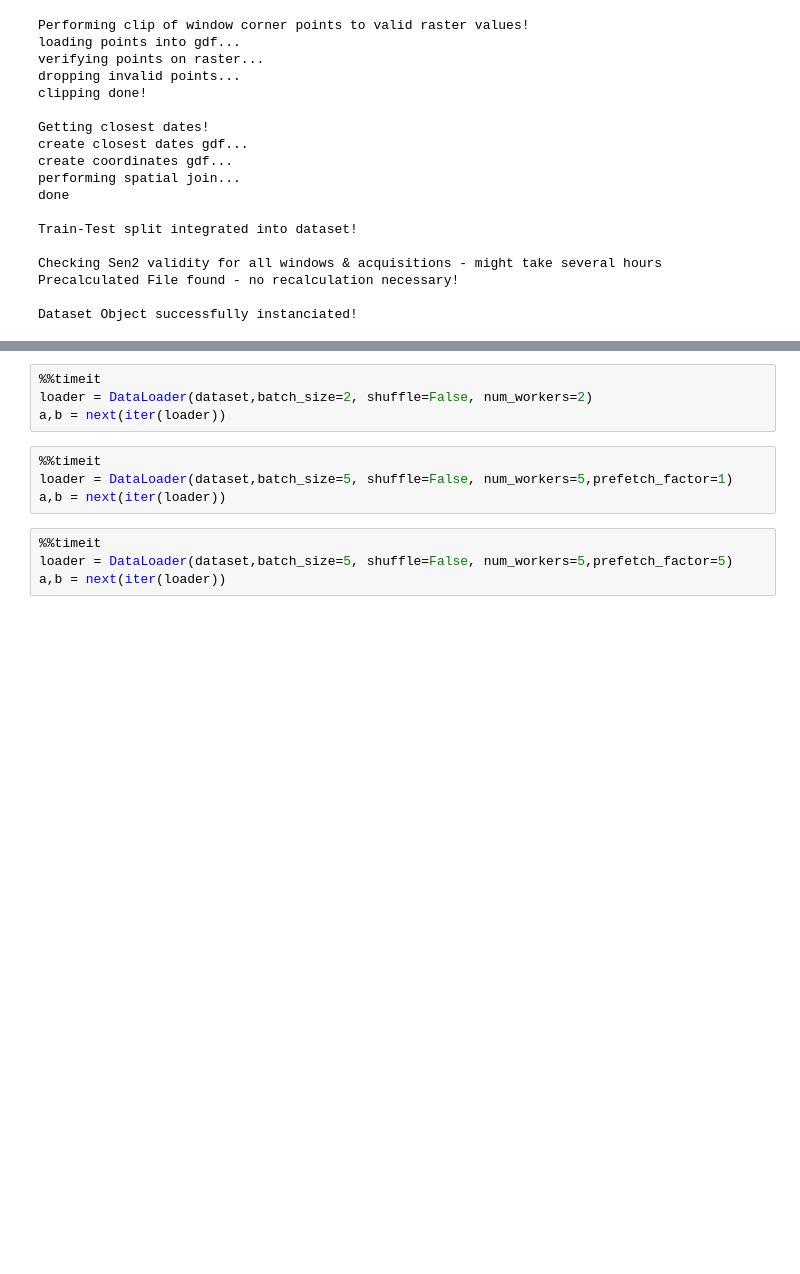
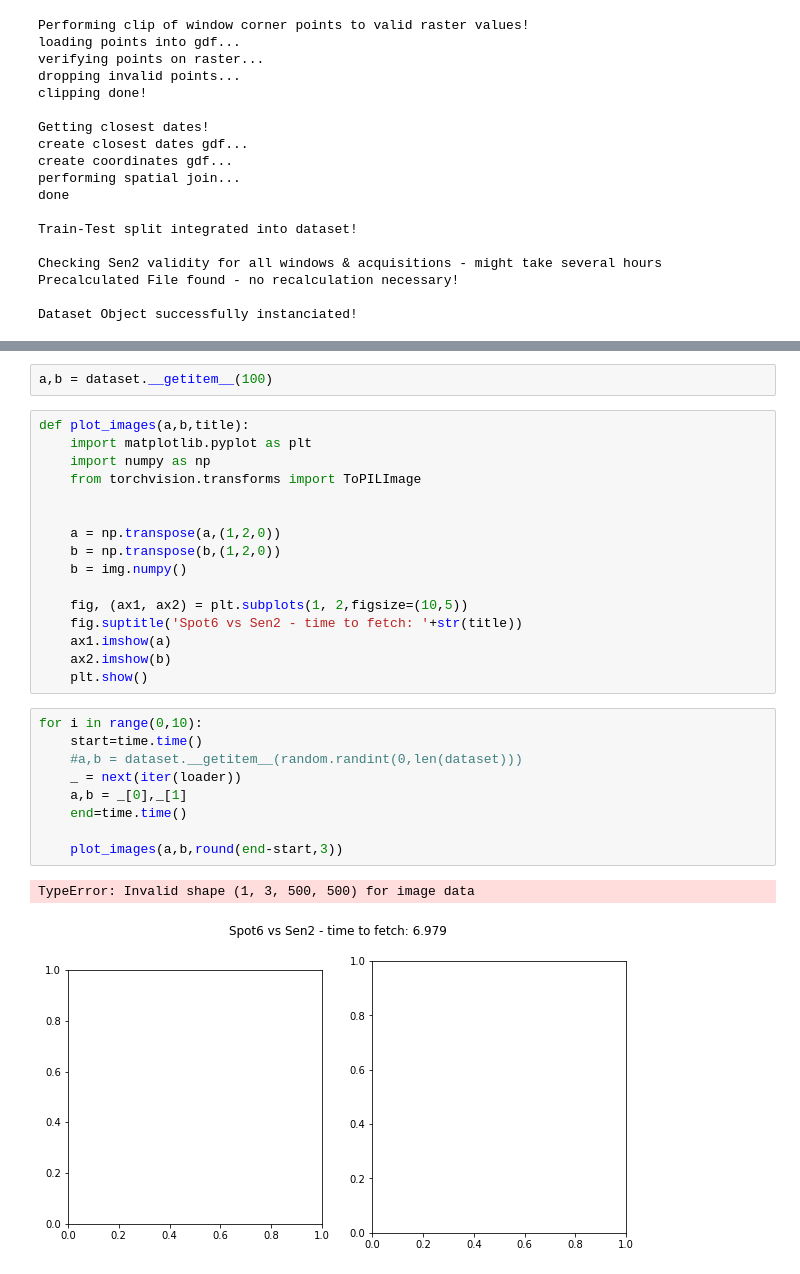
Before and after one commit to simon-donike/super-resolution, a Jupyter notebook: data_loader/dataloader_v4.ipynb, the cells around one changed output, grey strips where cells are left out. Saved outputs shown, nothing was run; the diff lists cells and outputs as text; blank space fills up the shorter version.

```diff
--- a/data_loader/dataloader_v4.ipynb
+++ b/data_loader/dataloader_v4.ipynb
@@ -520,12 +540,30 @@ a,b = next(iter(loader))
-# %%
-%%timeit
-loader = DataLoader(dataset,batch_size=2, shuffle=False, num_workers=2)
-a,b = next(iter(loader))
-# %%
-%%timeit
-loader = DataLoader(dataset,batch_size=5, shuffle=False, num_workers=5,prefetch_factor=1)
-a,b = next(iter(loader))
-# %%
-%%timeit
-loader = DataLoader(dataset,batch_size=5, shuffle=False, num_workers=5,prefetch_factor=5)
-a,b = next(iter(loader))
+# %%
+a,b = dataset.__getitem__(100)
+# %%
+def plot_images(a,b,title):
+    import matplotlib.pyplot as plt
+    import numpy as np
+    from torchvision.transforms import ToPILImage
+
+
+    a = np.transpose(a,(1,2,0))
+    b = np.transpose(b,(1,2,0))
+    b = img.numpy()
+
+    fig, (ax1, ax2) = plt.subplots(1, 2,figsize=(10,5))
+    fig.suptitle('Spot6 vs Sen2 - time to fetch: '+str(title))
+    ax1.imshow(a)
+    ax2.imshow(b)
+    plt.show()
+# %%
+for i in range(0,10):
+    start=time.time()
+    #a,b = dataset.__getitem__(random.randint(0,len(dataset)))
+    _ = next(iter(loader))
+    a,b = _[0],_[1]
+    end=time.time()
+
+    plot_images(a,b,round(end-start,3))
+# %% [output]
+TypeError: Invalid shape (1, 3, 500, 500) for image data
+[figure, added]
```
Also changed, not shown: parts of 6 cells of this notebook, 1 other file.
